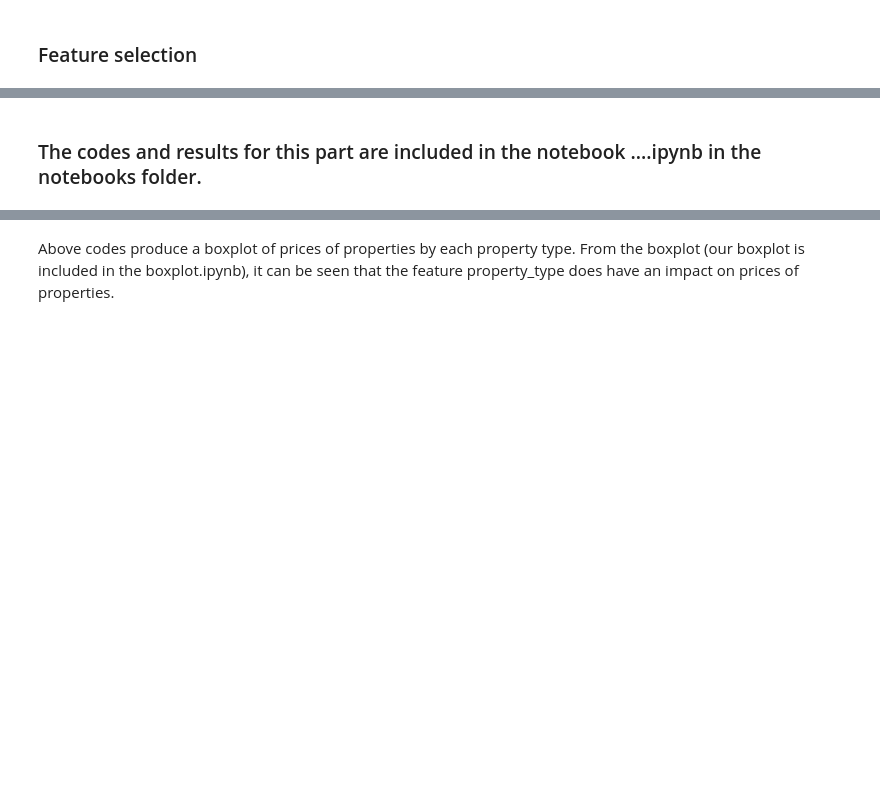
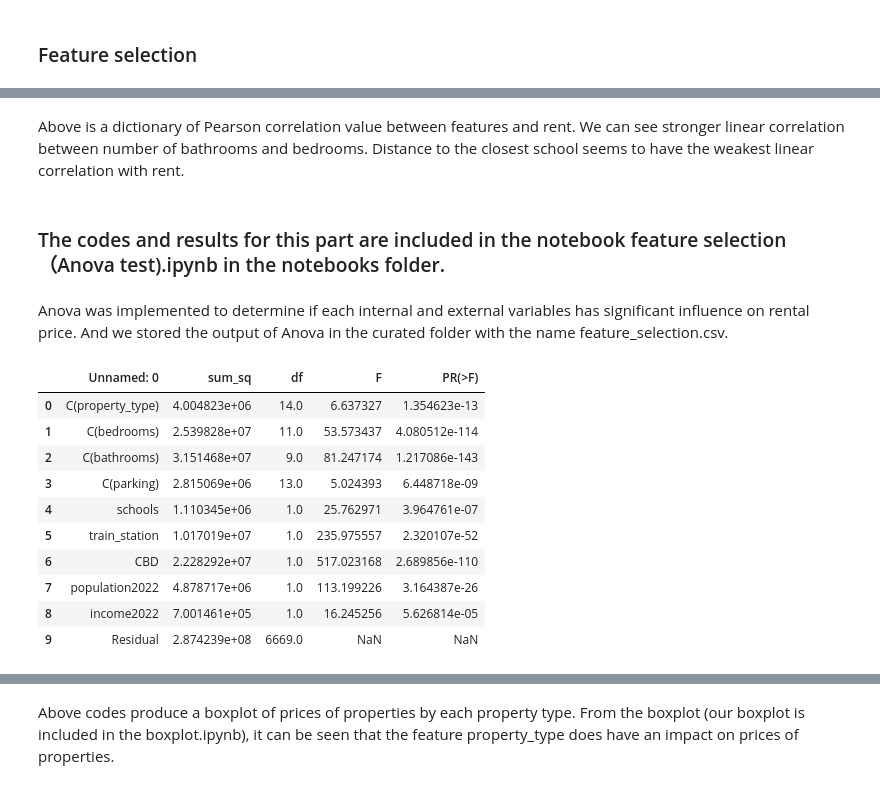
Before and after one commit to MAST30034-Applied-Data-Science/generic-real-estate-consulting-project-group-9, a Jupyter notebook: summary.ipynb, the cells around one changed output, grey strips where cells are left out. Drawn from its saved outputs; the diff is of its cells as text; code cells hidden in the pictures; blank space fills up the shorter version.

```diff
--- a/summary.ipynb
+++ b/summary.ipynb
@@ -56,2 +160,23 @@ Firstly, postcode areas with population < 100 and average yearly income per pers
+# %% [markdown]
+Above is a dictionary of Pearson correlation value between features and rent. We can see stronger linear correlation between number of bathrooms and bedrooms. Distance to the closest school seems to have the weakest linear correlation with rent.
 # %% [markdown]
-### The codes and results for this part are included in the notebook ....ipynb in the notebooks folder.
+### The codes and results for this part are included in the notebook feature selection（Anova test).ipynb in the notebooks folder.
+# %% [markdown]
+Anova was implemented to determine if each internal and external variables has significant influence on rental price. And we stored the output of Anova in the curated folder with the name feature_selection.csv.
+# %%
+# Read the Anova output file
+import pandas as pd
+df_feature_selection = pd.read_csv("./data/curated/feature_selection.csv")
+df_feature_selection
+# %% [output]
+|  | Unnamed: 0 | sum_sq | df | F | PR(>F) |
+| 0 | C(property_type) | 4.004823e+06 | 14.0 | 6.637327 | 1.354623e-13 |
+| 1 | C(bedrooms) | 2.539828e+07 | 11.0 | 53.573437 | 4.080512e-114 |
+| 2 | C(bathrooms) | 3.151468e+07 | 9.0 | 81.247174 | 1.217086e-143 |
+| 3 | C(parking) | 2.815069e+06 | 13.0 | 5.024393 | 6.448718e-09 |
+| 4 | schools | 1.110345e+06 | 1.0 | 25.762971 | 3.964761e-07 |
+| 5 | train_station | 1.017019e+07 | 1.0 | 235.975557 | 2.320107e-52 |
+| 6 | CBD | 2.228292e+07 | 1.0 | 517.023168 | 2.689856e-110 |
+| 7 | population2022 | 4.878717e+06 | 1.0 | 113.199226 | 3.164387e-26 |
+| 8 | income2022 | 7.001461e+05 | 1.0 | 16.245256 | 5.626814e-05 |
+| 9 | Residual | 2.874239e+08 | 6669.0 | NaN | NaN |
```
Also changed, not shown: parts of 14 cells of this notebook.
